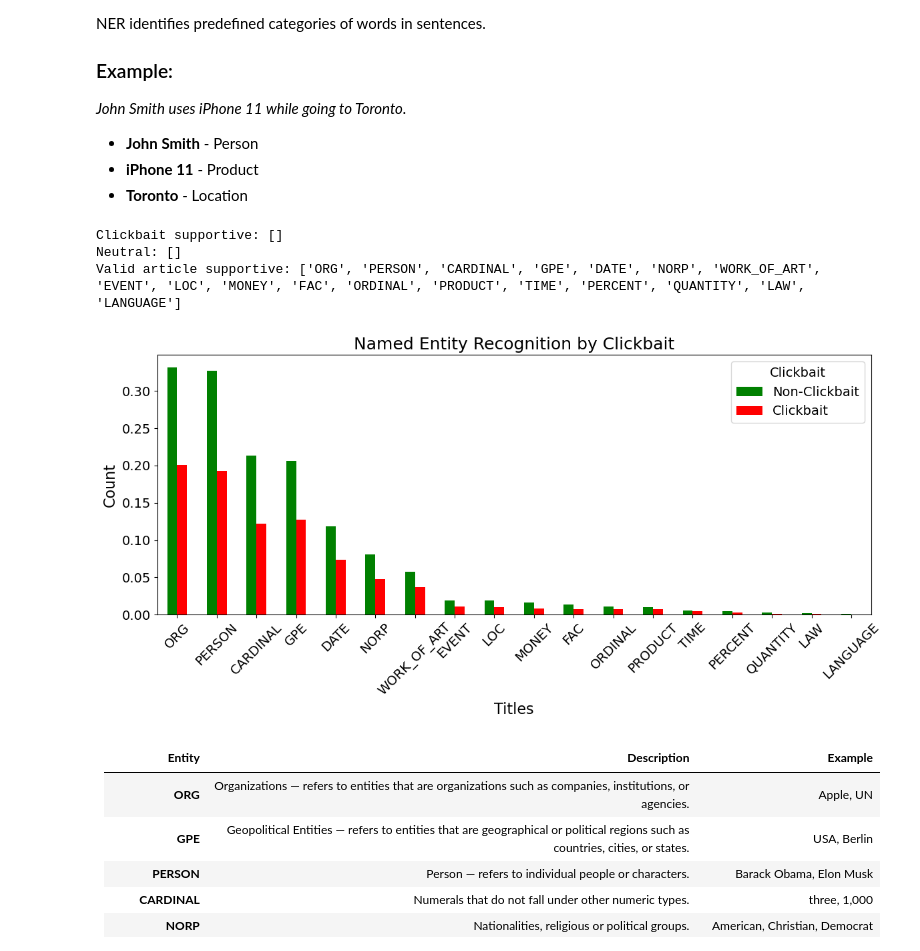
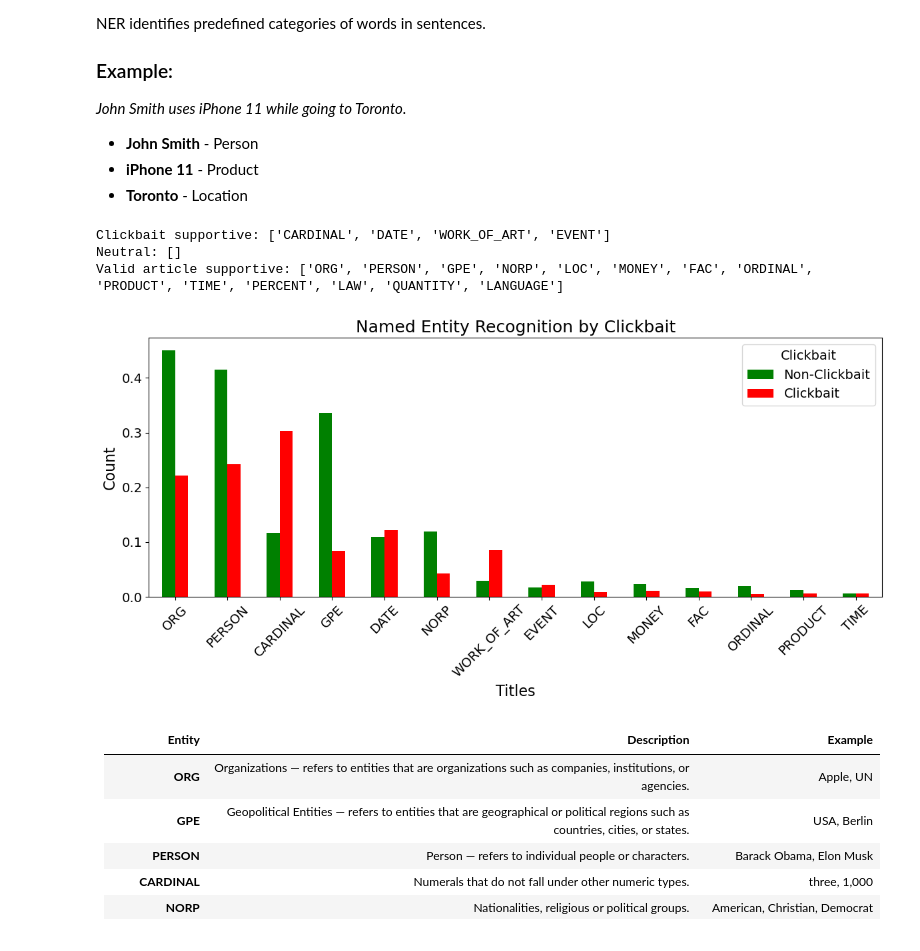
Before and after one commit to matkubita/ClickbaitDetectionThesis, a Jupyter notebook: notebooks/2-EDA.ipynb, the cells around one changed output. Drawn from its saved outputs; the diff is of its cells as text; code cells hidden in the pictures.

Commit message:
Clickbait-Spoiling notebook added. EDA with spoiling dataset.

```diff
--- a/notebooks/2-EDA.ipynb
+++ b/notebooks/2-EDA.ipynb
@@ -343,31 +344,35 @@ print(f"Clickbait supportive: {grouped.index[grouped['class'] == 1].to_list()}")
 print(f"Neutral: {grouped.index[grouped['class'] == 0.5].to_list()}")
 print(f"Valid article supportive: {grouped.index[grouped['class'] == 0].to_list()}")
 grouped = grouped.drop(columns=["total", "class"])
+grouped = grouped.loc[grouped["total"]>0.01]
 # %% [output]
-Clickbait supportive: []
+Clickbait supportive: ['CARDINAL', 'DATE', 'WORK_OF_ART', 'EVENT']
 Neutral: []
-Valid article supportive: ['ORG', 'PERSON', 'CARDINAL', 'GPE', 'DATE', 'NORP', 'WORK_OF_ART', 'EVENT', 'LOC', 'MONEY', 'FAC', 'ORDINAL', 'PRODUCT', 'TIME', 'PERCENT', 'QUANTITY', 'LAW', 'LANGUAGE']
+Valid article supportive: ['ORG', 'PERSON', 'GPE', 'NORP', 'LOC', 'MONEY', 'FAC', 'ORDINAL', 'PRODUCT', 'TIME', 'PERCENT', 'LAW', 'QUANTITY', 'LANGUAGE']
 # %%
-# NER plot
-FONT_TITLE = 18
-FONT_LABEL = 16
-FONT_LEGEND = 14
+def ner_plot(df_grouped):
+    # NER plot
+    FONT_TITLE = 18
+    FONT_LABEL = 16
+    FONT_LEGEND = 14
 
-colors = ['green', 'red']
-ax = grouped.plot(kind='bar', figsize=(12, 6), color=colors)
+    colors = ['green', 'red']
+    ax = df_grouped.plot(kind='bar', figsize=(12, 6), color=colors)
 
-plt.title('Named Entity Recognition by Clickbait', fontsize=FONT_TITLE)
-plt.xlabel('Titles', fontsize=FONT_LABEL)
-plt.ylabel('Count', fontsize=FONT_LABEL)
-ax.legend(title='Clickbait', title_fontsize=FONT_LEGEND, fontsize=FONT_LEGEND, labels=['Non-Clickbait', 'Clickbait'])
+    plt.title('Named Entity Recognition by Clickbait', fontsize=FONT_TITLE)
+    plt.xlabel('Titles', fontsize=FONT_LABEL)
+    plt.ylabel('Count', fontsize=FONT_LABEL)
+    ax.legend(title='Clickbait', title_fontsize=FONT_LEGEND, fontsize=FONT_LEGEND, labels=['Non-Clickbait', 'Clickbait'])
 
-plt.xticks(rotation=45, fontsize=FONT_LEGEND)
-plt.yticks(fontsize=FONT_LEGEND)
+    plt.xticks(rotation=45, fontsize=FONT_LEGEND)
+    plt.yticks(fontsize=FONT_LEGEND)
 
-plt.tight_layout()
-plt.show()
+    plt.tight_layout()
+    plt.show()
+
+ner_plot(grouped_1)
 # %% [output]
-[figure, old version]
+[figure, new version]
 # %% [markdown]
 | **Entity**      | **Description**                                                                                  | **Example**                      |
 |-----------------|--------------------------------------------------------------------------------------------------|-----------------------------------|
```
Also changed, not shown: parts of 10 cells of this notebook, 5 other files.
